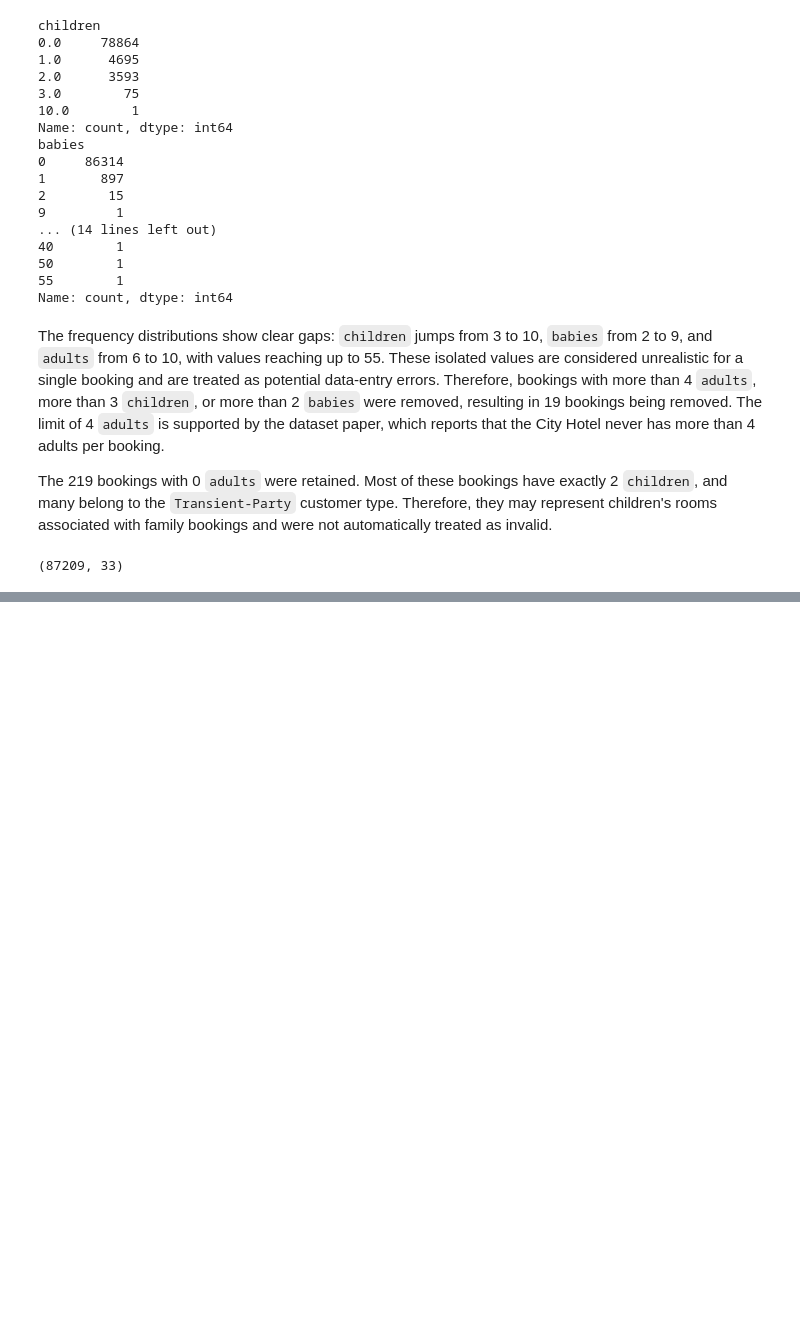
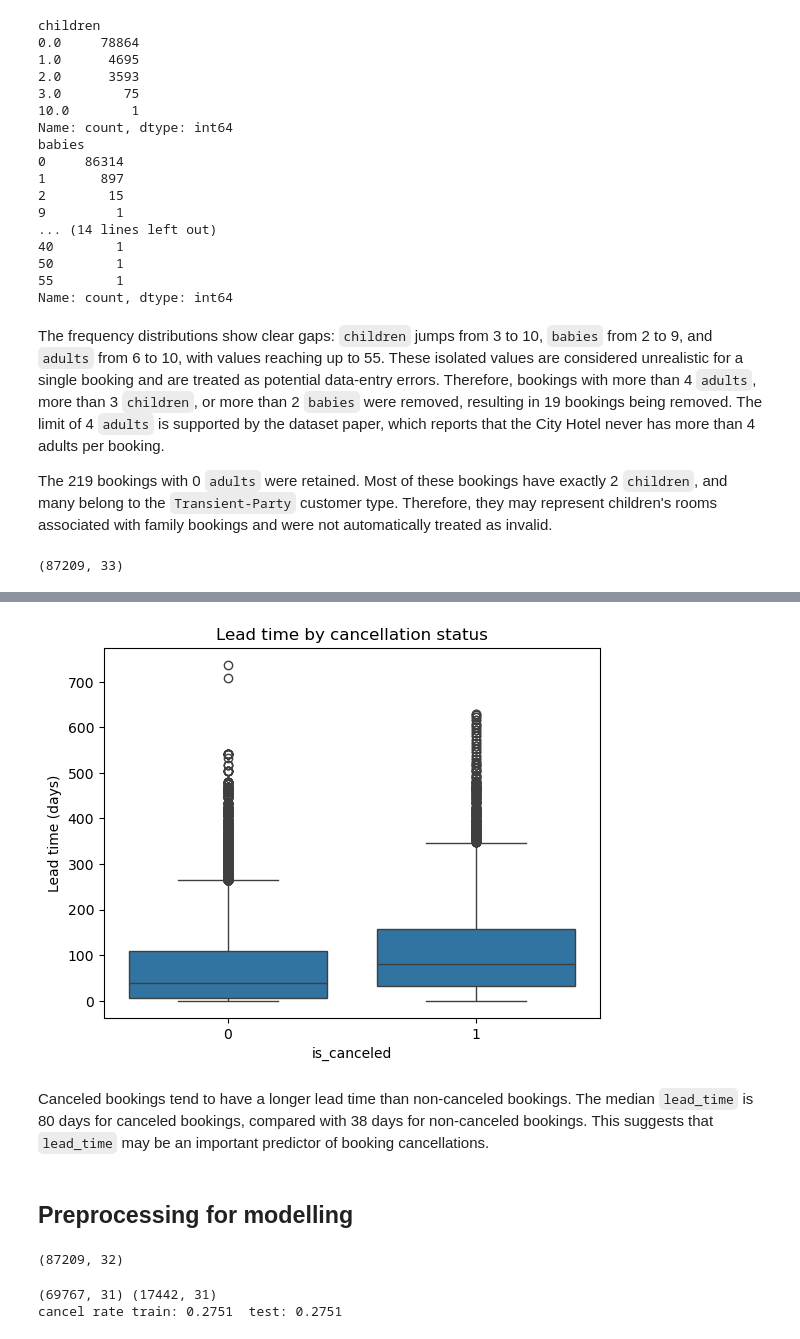
Before and after one commit to hadhanushkadesilva-web/hotel-cancellation-ml, a Jupyter notebook: notebooks/01_eda_preprocessing.ipynb, the cells around one changed output, grey strips where cells are left out. Cells and saved outputs as stored; diff of their text form; code cells hidden in the pictures; blank space fills up the shorter version.

```diff
--- a/notebooks/01_eda_preprocessing.ipynb
+++ b/notebooks/01_eda_preprocessing.ipynb
@@ -289,0 +320,14 @@ df.shape
+# %%
+# lead time by cancellation status
+sns.boxplot(x="is_canceled", y="lead_time", data=df)
+plt.title("Lead time by cancellation status")
+plt.xlabel("is_canceled")
+plt.ylabel("Lead time (days)")
+plt.savefig("../figures/lead_time_by_class.png", dpi=300, bbox_inches="tight")
+plt.show()
+# %% [output]
+[figure, added]
+# %% [markdown]
+Canceled bookings tend to have a longer lead time than non-canceled bookings. The median `lead_time` is 80 days for canceled bookings, compared with 38 days for non-canceled bookings. This suggests that `lead_time` may be an important predictor of booking cancellations.
+# %% [markdown]
+## Preprocessing for modelling
@@ -289,0 +338,26 @@ df.shape
+# %%
+# new features
+df["total_nights"] = df["stays_in_weekend_nights"] + df["stays_in_week_nights"]
+df["has_previous_cancellation"] = (df["previous_cancellations"] > 0).astype(int)
+df.shape
+# %% [output]
+(87209, 32)
+# %%
+from sklearn.model_selection import train_test_split
+
+X = df.drop(columns=["is_canceled"])
+y = df["is_canceled"]
+
+# stratified 80/20 split; random_state fixed so both models use the same data
+X_train, X_test, y_train, y_test = train_test_split(
+    X, y, test_size=0.2, stratify=y, random_state=42)
+
+print(X_train.shape, X_test.shape)
+print("cancel rate train:", round(y_train.mean(), 4), " test:", round(y_test.mean(), 4))
+
+# save for the model notebooks (02 logistic regression, 03 random forest)
+pd.concat([X_train, y_train], axis=1).to_csv("../outputs/train.csv", index=False)
+pd.concat([X_test, y_test], axis=1).to_csv("../outputs/test.csv", index=False)
+# %% [output]
+(69767, 31) (17442, 31)
+cancel rate train: 0.2751  test: 0.2751
```
Also changed, not shown: parts of 7 cells of this notebook, 2 other files.
